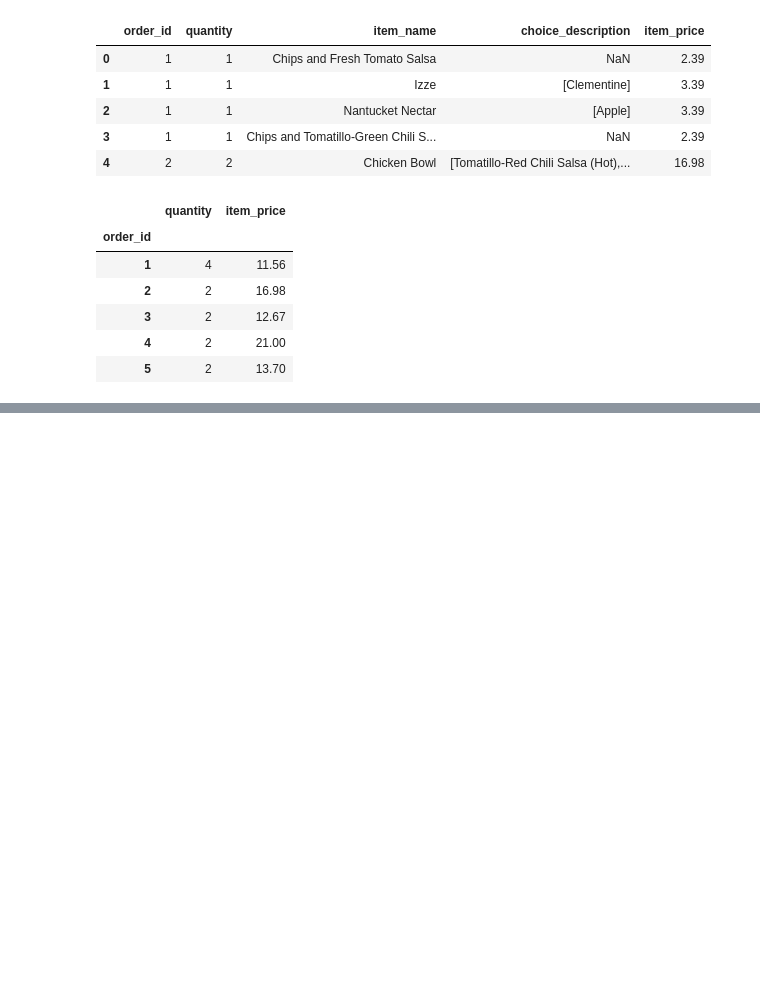
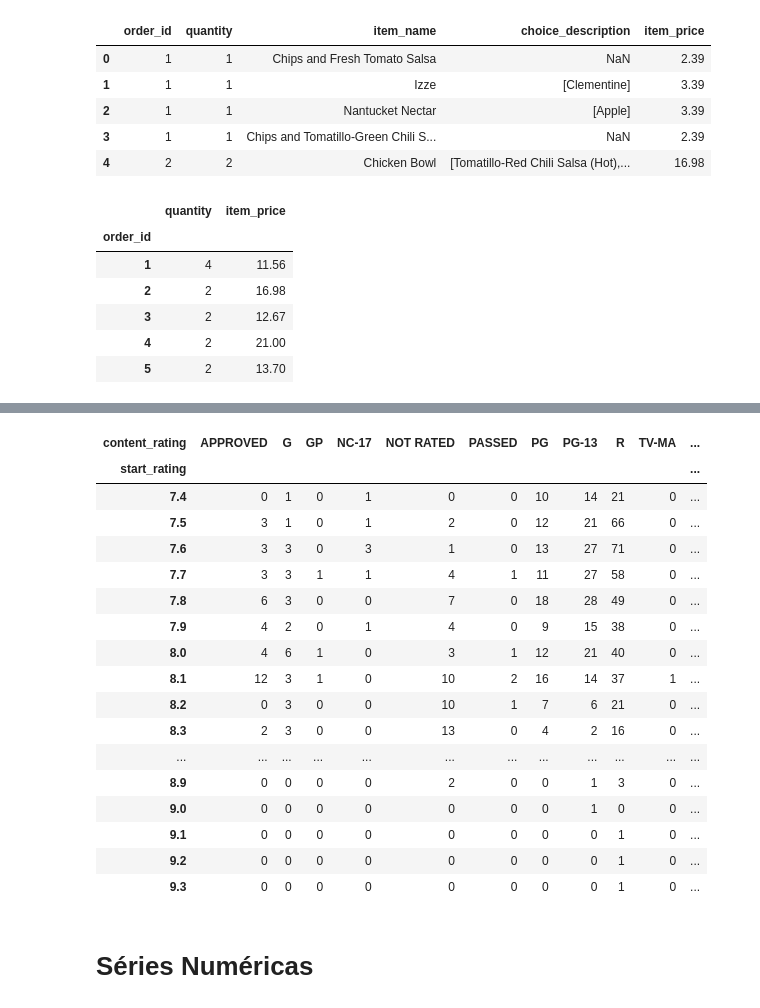
Before and after one commit to diegopmayer/python, a Jupyter notebook: pandas/data-manipulation-pandas.ipynb, the cells around one changed output, grey strips where cells are left out. Cells and saved outputs as stored; diff of their text form; code cells hidden in the pictures; blank space fills up the shorter version.

```diff
--- a/pandas/data-manipulation-pandas.ipynb
+++ b/pandas/data-manipulation-pandas.ipynb
@@ -849,0 +949,23 @@ sand.groupby(['order_id']).item_price.agg(['count', 'mean', 'min', 'max', 'sum']
+# %%
+pd.crosstab(filmes.start_rating, filmes.content_rating)
+# %% [output]
+| content_rating | APPROVED | G | GP | NC-17 | NOT RATED | PASSED | PG | PG-13 | R | TV-MA | ... |
+| start_rating |  |  |  |  |  |  |  |  |  |  | ... |
+| 7.4 | 0 | 1 | 0 | 1 | 0 | 0 | 10 | 14 | 21 | 0 | ... |
+| 7.5 | 3 | 1 | 0 | 1 | 2 | 0 | 12 | 21 | 66 | 0 | ... |
+| 7.6 | 3 | 3 | 0 | 3 | 1 | 0 | 13 | 27 | 71 | 0 | ... |
+| 7.7 | 3 | 3 | 1 | 1 | 4 | 1 | 11 | 27 | 58 | 0 | ... |
+| 7.8 | 6 | 3 | 0 | 0 | 7 | 0 | 18 | 28 | 49 | 0 | ... |
+| 7.9 | 4 | 2 | 0 | 1 | 4 | 0 | 9 | 15 | 38 | 0 | ... |
+| 8.0 | 4 | 6 | 1 | 0 | 3 | 1 | 12 | 21 | 40 | 0 | ... |
+| 8.1 | 12 | 3 | 1 | 0 | 10 | 2 | 16 | 14 | 37 | 1 | ... |
+| 8.2 | 0 | 3 | 0 | 0 | 10 | 1 | 7 | 6 | 21 | 0 | ... |
+| 8.3 | 2 | 3 | 0 | 0 | 13 | 0 | 4 | 2 | 16 | 0 | ... |
+| ... | ... | ... | ... | ... | ... | ... | ... | ... | ... | ... | ... |
+| 8.9 | 0 | 0 | 0 | 0 | 2 | 0 | 0 | 1 | 3 | 0 | ... |
+| 9.0 | 0 | 0 | 0 | 0 | 0 | 0 | 0 | 1 | 0 | 0 | ... |
+| 9.1 | 0 | 0 | 0 | 0 | 0 | 0 | 0 | 0 | 1 | 0 | ... |
+| 9.2 | 0 | 0 | 0 | 0 | 0 | 0 | 0 | 0 | 1 | 0 | ... |
+| 9.3 | 0 | 0 | 0 | 0 | 0 | 0 | 0 | 0 | 1 | 0 | ... |
+# %% [markdown]
+# Séries Numéricas
```
Also changed, not shown: parts of 43 cells of this notebook, 1 other file.
